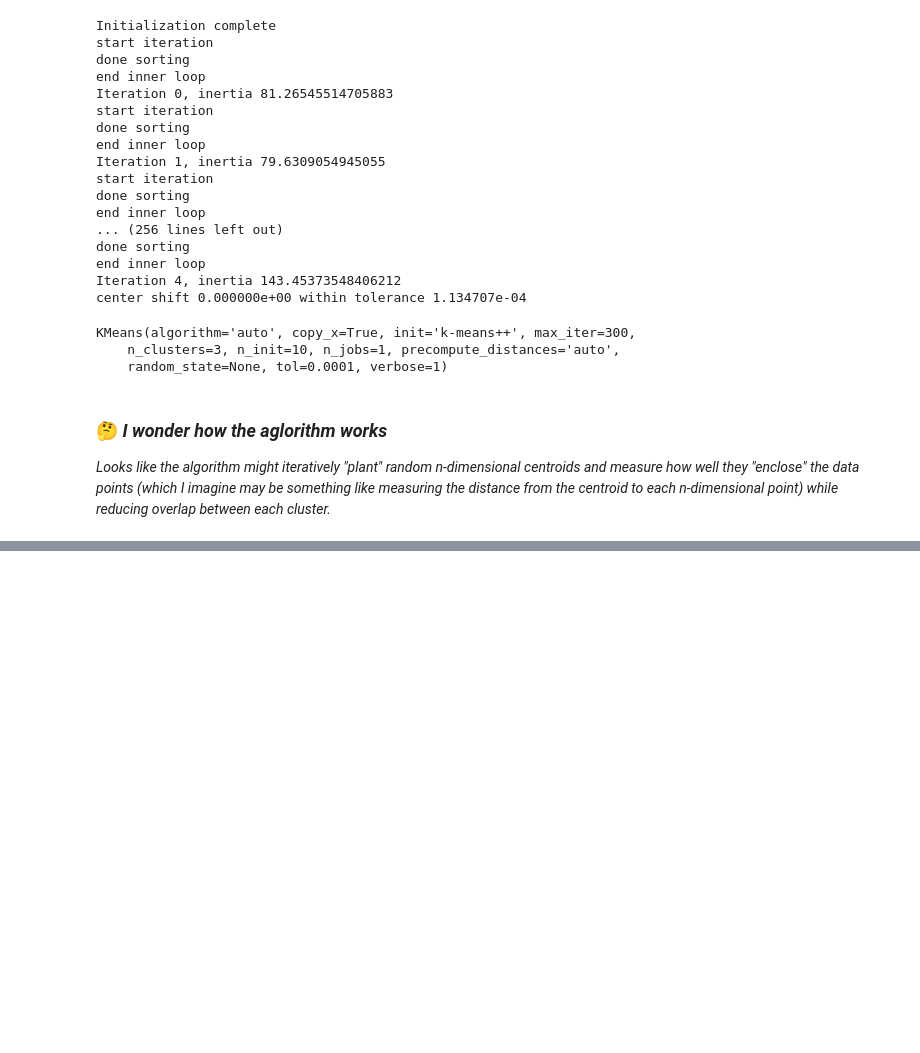
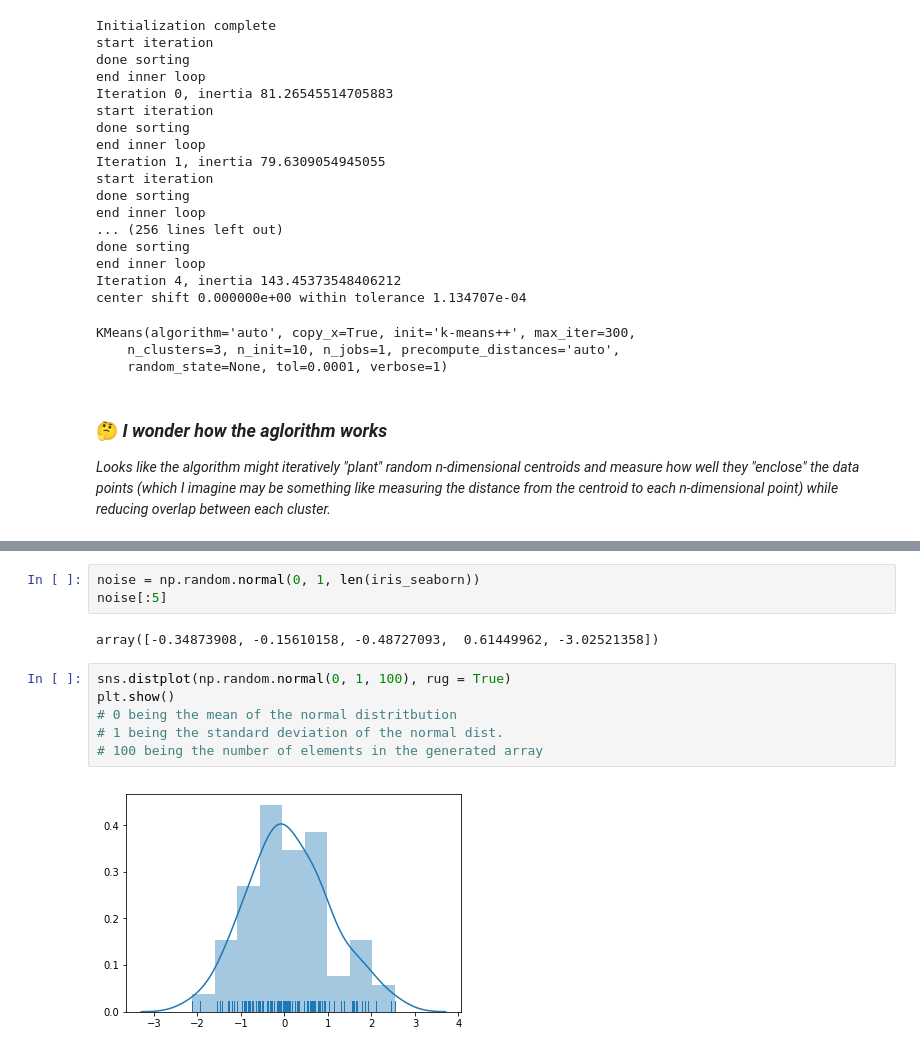
Before and after one commit to paulo-g-martinez/unsupervised-learning-in-python, a Jupyter notebook: unsupervised-learning-in-python.ipynb, the cells around one changed output, grey strips where cells are left out. Saved outputs shown, nothing was run; the diff lists cells and outputs as text; blank space fills up the shorter version.

```diff
--- a/unsupervised-learning-in-python.ipynb
+++ b/unsupervised-learning-in-python.ipynb
@@ -172,0 +273,13 @@ g = sns.pairplot(
+# %%
+noise = np.random.normal(0, 1, len(iris_seaborn))
+noise[:5]
+# %% [output]
+array([-0.34873908, -0.15610158, -0.48727093,  0.61449962, -3.02521358])
+# %%
+sns.distplot(np.random.normal(0, 1, 100), rug = True)
+plt.show()
+# 0 being the mean of the normal distritbution
+# 1 being the standard deviation of the normal dist.
+# 100 being the number of elements in the generated array
+# %% [output]
+[figure, added]
```
Also changed, not shown: parts of 13 cells of this notebook, 1 other file.
